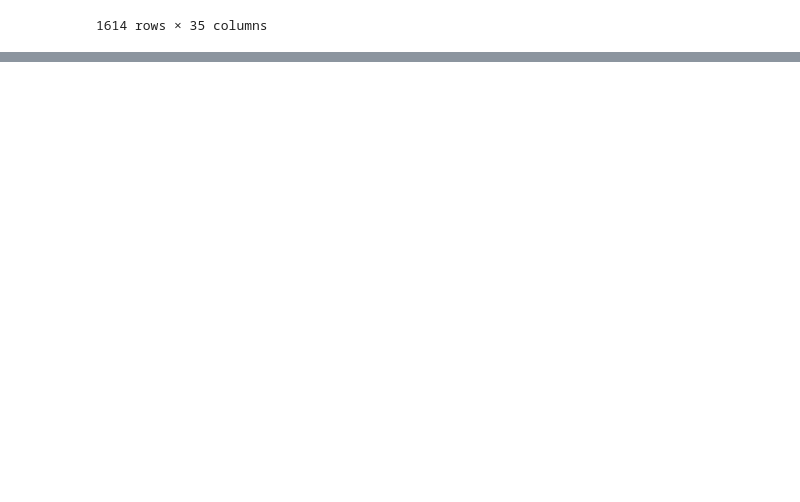
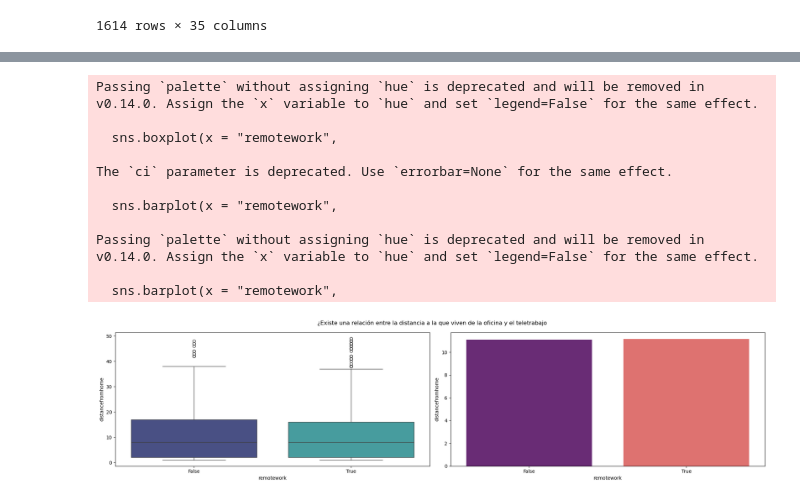
Before and after one commit to Adalab/project-da-promo-50-modulo-3-team-3, a Jupyter notebook: draft_new.ipynb, the cells around one changed output, grey strips where cells are left out. Saved outputs shown, nothing was run; the diff lists cells and outputs as text; code cells hidden in the pictures; blank space fills up the shorter version.

```diff
--- a/draft_new.ipynb
+++ b/draft_new.ipynb
@@ -650,0 +689,31 @@ bt.imputar_nulos_objetos_nueva_categoria(df,['educationfield'], metodo='nueva_ca
+# %%
+# ¿Existe una relación entre la distancia a la que viven de la oficina y el teletrabajo?
+fig, axes = plt.subplots(nrows = 1, ncols = 2, figsize = (20,5))
+sns.boxplot(x = "remotework",
+            y = "distancefromhome",
+            data = df,
+            ax = axes[0],
+            palette= "mako")
+
+sns.barplot(x = "remotework",
+            y = "distancefromhome",
+            data = df,
+            ci = None,
+            ax = axes[1],
+            palette = "magma")
+
+plt.suptitle("¿Existe una relación entre la distancia a la que viven de la oficina y el teletrabajo?")
+plt.tight_layout()
+# %% [output]
+Passing `palette` without assigning `hue` is deprecated and will be removed in v0.14.0. Assign the `x` variable to `hue` and set `legend=False` for the same effect.
+
+  sns.boxplot(x = "remotework",
+
+The `ci` parameter is deprecated. Use `errorbar=None` for the same effect.
+
+  sns.barplot(x = "remotework",
+
+Passing `palette` without assigning `hue` is deprecated and will be removed in v0.14.0. Assign the `x` variable to `hue` and set `legend=False` for the same effect.
+
+  sns.barplot(x = "remotework",
+[figure, added]
```
Also changed, not shown: parts of 7 cells of this notebook, 1 other file.
